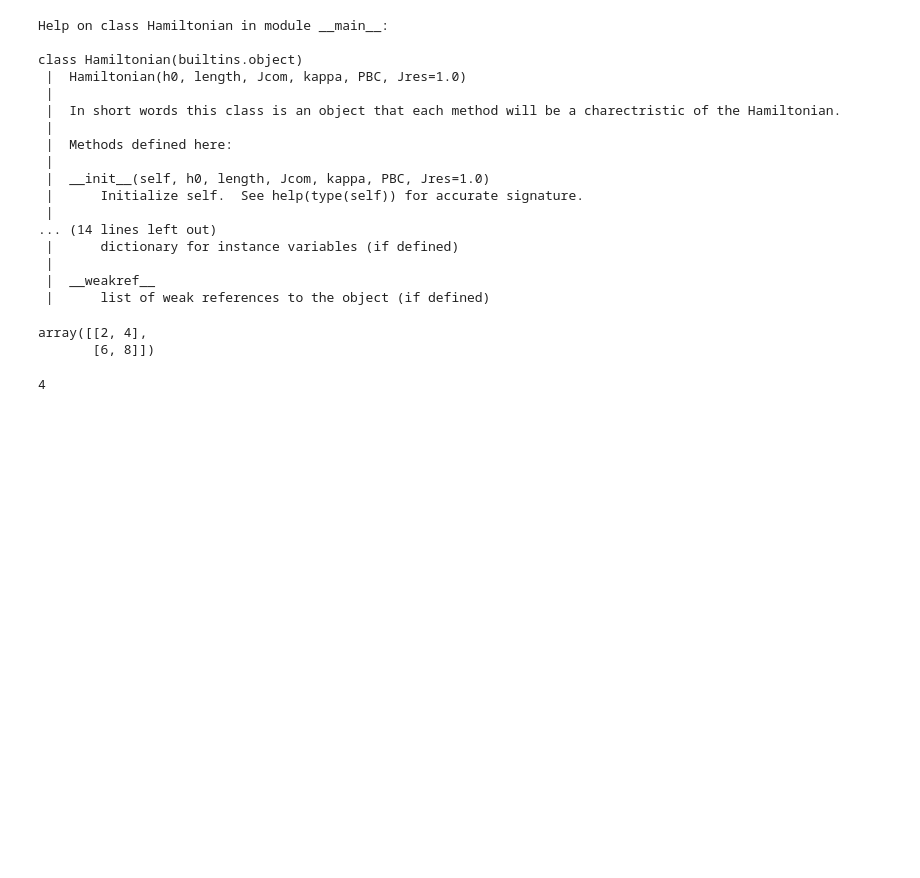
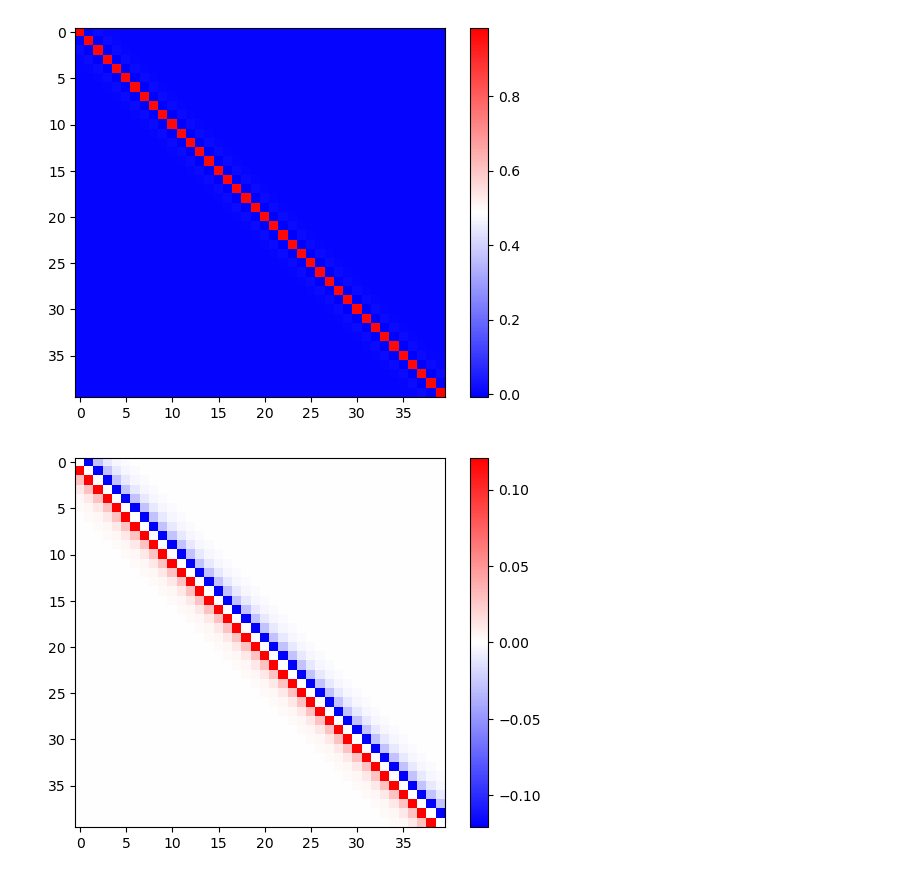
Before and after one commit to Skylines316/Quantum_Ising_Chain, a Jupyter notebook: IsingChain.ipynb, the cells around one changed output. Saved outputs shown, nothing was run; the diff lists cells and outputs as text; code cells hidden in the pictures; blank space fills up the shorter version.

```diff
--- a/IsingChain.ipynb
+++ b/IsingChain.ipynb
@@ -178,25 +270,17 @@ plt.show()
 # %%
-help(Hamiltonian)
+#Sanity Check
+U = H.U_matrix()
+G,F=H.greenFunc()
+
+plt.figure()
+plt.imshow(G,interpolation='none',cmap='bwr')
+plt.colorbar()
+plt.show()
+
+plt.figure()
+plt.imshow(F,interpolation='none',cmap='bwr')
+plt.colorbar()
+plt.show()
 # %% [output]
-Help on class Hamiltonian in module __main__:
-
-class Hamiltonian(builtins.object)
- |  Hamiltonian(h0, length, Jcom, kappa, PBC, Jres=1.0)
- |
- |  In short words this class is an object that each method will be a charectristic of the Hamiltonian.
- |
- |  Methods defined here:
- |
- |  __init__(self, h0, length, Jcom, kappa, PBC, Jres=1.0)
- |      Initialize self.  See help(type(self)) for accurate signature.
- |
-... (14 lines left out)
- |      dictionary for instance variables (if defined)
- |
- |  __weakref__
- |      list of weak references to the object (if defined)
+[figure, added]
+[figure, added]
-# %%
-y[1]
-# %% [output]
-array([[2, 4],
-       [6, 8]])
@@ -205,6 +286,0 @@ x.append([2])
-# %%
-b = lambda c: c+1
-d = lambda f: b(f)
-d(3)
-# %% [output]
-4
```
Also changed, not shown: parts of 10 cells of this notebook, 1 other file.
